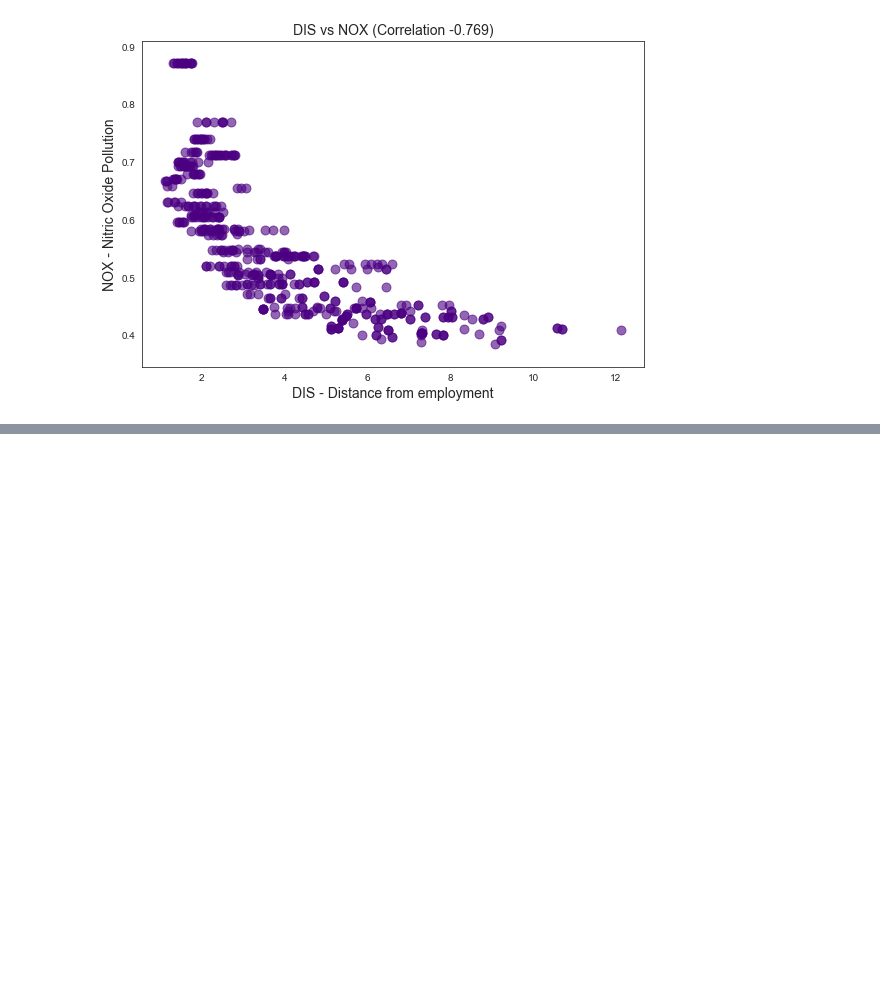
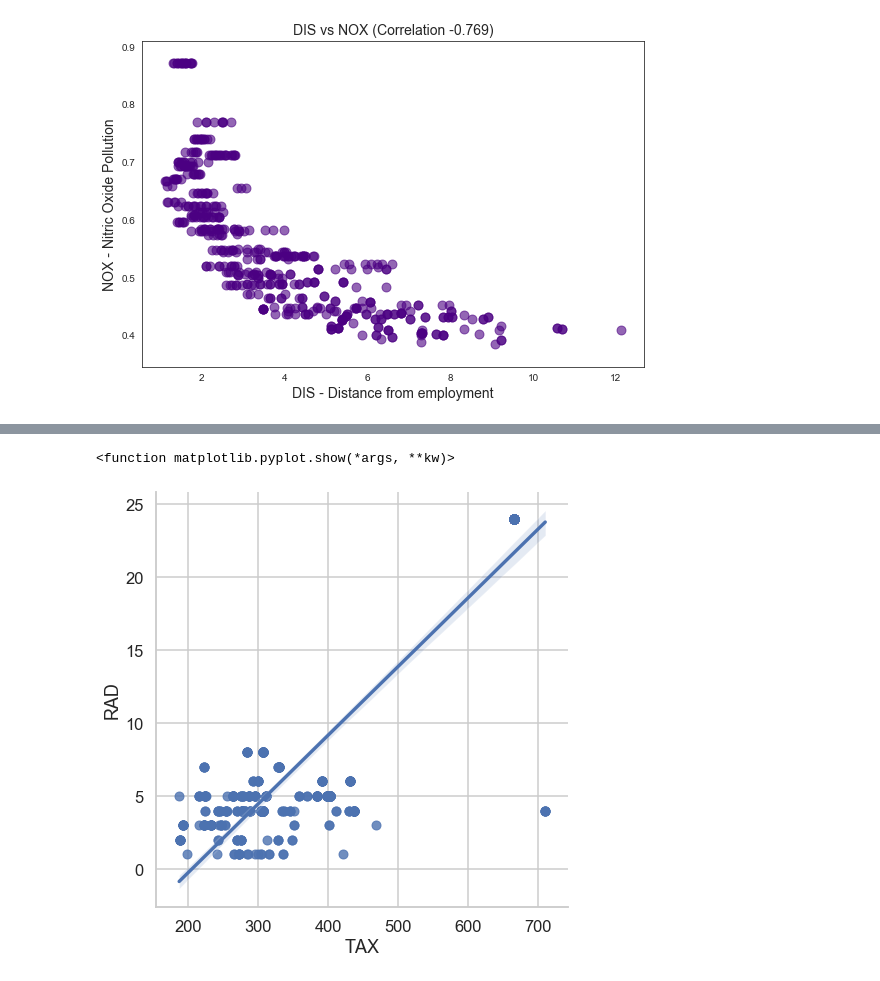
Before and after one commit to Henry-Ning/data_science_app_brewery, a Jupyter notebook: 04 Multivariate Regression.ipynb, the cells around one changed output, grey strips where cells are left out. Cells and saved outputs as stored; diff of their text form; code cells hidden in the pictures; blank space fills up the shorter version.

```diff
--- a/04 Multivariate Regression.ipynb
+++ b/04 Multivariate Regression.ipynb
@@ -505,0 +516,6 @@ plt.show()
+# %%
+sns.lmplot(x='TAX', y='RAD', data=data, height=7)
+plt.show
+# %% [output]
+<function matplotlib.pyplot.show(*args, **kw)>
+[figure, added]
```
Also changed, not shown: parts of 8 cells of this notebook.
